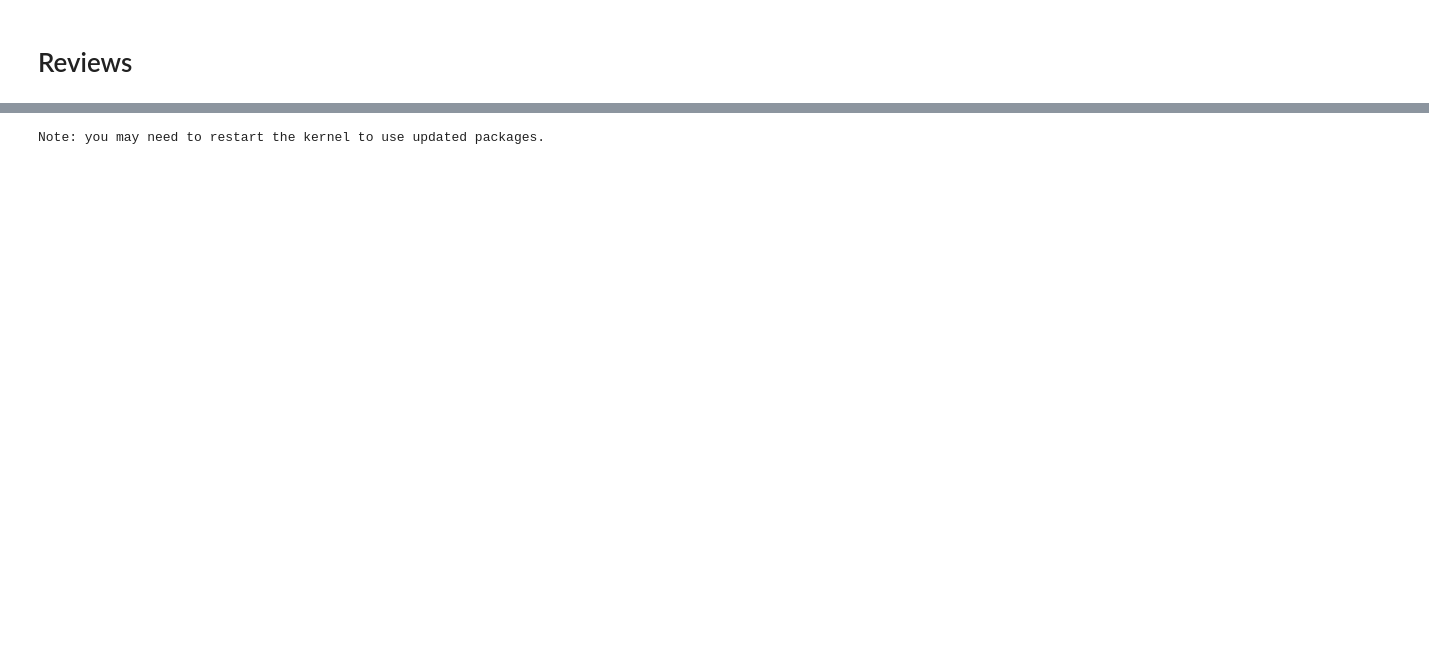
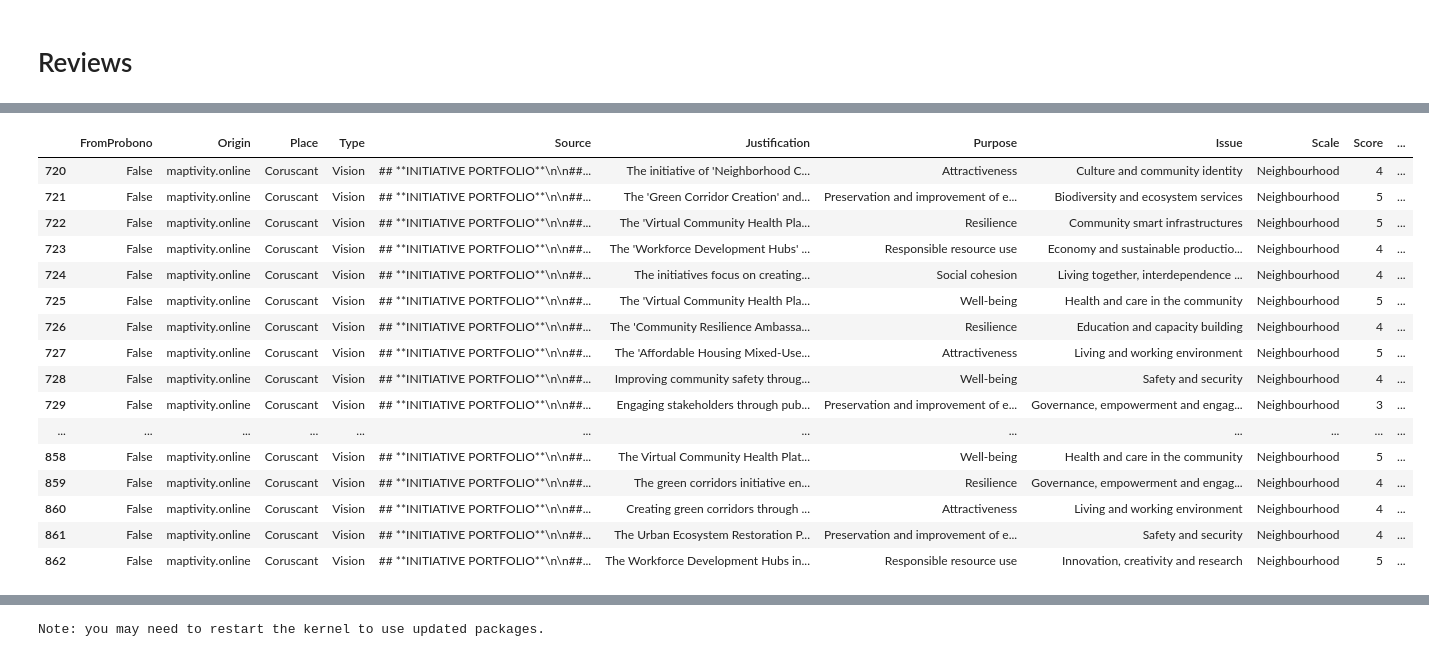
Before and after one commit to kelu124/maptivity, a Jupyter notebook: create_pages.ipynb, the cells around one changed output, grey strips where cells are left out. Drawn from its saved outputs; the diff is of its cells as text; code cells hidden in the pictures; blank space fills up the shorter version.

```diff
--- a/create_pages.ipynb
+++ b/create_pages.ipynb
@@ -165,0 +146,23 @@ for place in df.Place.unique():
+# %%
+D = df[df.Place == "Coruscant"]
+dfRef = D[D.Type == "Vision"]
+len(dfRef)
+dfRef
+# %% [output]
+|  | FromProbono | Origin | Place | Type | Source | Justification | Purpose | Issue | Scale | Score | ... |
+| 720 | False | maptivity.online | Coruscant | Vision | ## **INITIATIVE PORTFOLIO**\n\n##... | The initiative of 'Neighborhood C... | Attractiveness | Culture and community identity | Neighbourhood | 4 | ... |
+| 721 | False | maptivity.online | Coruscant | Vision | ## **INITIATIVE PORTFOLIO**\n\n##... | The 'Green Corridor Creation' and... | Preservation and improvement of e... | Biodiversity and ecosystem services | Neighbourhood | 5 | ... |
+| 722 | False | maptivity.online | Coruscant | Vision | ## **INITIATIVE PORTFOLIO**\n\n##... | The 'Virtual Community Health Pla... | Resilience | Community smart infrastructures | Neighbourhood | 5 | ... |
+| 723 | False | maptivity.online | Coruscant | Vision | ## **INITIATIVE PORTFOLIO**\n\n##... | The 'Workforce Development Hubs' ... | Responsible resource use | Economy and sustainable productio... | Neighbourhood | 4 | ... |
+| 724 | False | maptivity.online | Coruscant | Vision | ## **INITIATIVE PORTFOLIO**\n\n##... | The initiatives focus on creating... | Social cohesion | Living together, interdependence ... | Neighbourhood | 4 | ... |
+| 725 | False | maptivity.online | Coruscant | Vision | ## **INITIATIVE PORTFOLIO**\n\n##... | The 'Virtual Community Health Pla... | Well-being | Health and care in the community | Neighbourhood | 5 | ... |
+| 726 | False | maptivity.online | Coruscant | Vision | ## **INITIATIVE PORTFOLIO**\n\n##... | The 'Community Resilience Ambassa... | Resilience | Education and capacity building | Neighbourhood | 4 | ... |
+| 727 | False | maptivity.online | Coruscant | Vision | ## **INITIATIVE PORTFOLIO**\n\n##... | The 'Affordable Housing Mixed-Use... | Attractiveness | Living and working environment | Neighbourhood | 5 | ... |
+| 728 | False | maptivity.online | Coruscant | Vision | ## **INITIATIVE PORTFOLIO**\n\n##... | Improving community safety throug... | Well-being | Safety and security | Neighbourhood | 4 | ... |
+| 729 | False | maptivity.online | Coruscant | Vision | ## **INITIATIVE PORTFOLIO**\n\n##... | Engaging stakeholders through pub... | Preservation and improvement of e... | Governance, empowerment and engag... | Neighbourhood | 3 | ... |
+| ... | ... | ... | ... | ... | ... | ... | ... | ... | ... | ... | ... |
+| 858 | False | maptivity.online | Coruscant | Vision | ## **INITIATIVE PORTFOLIO**\n\n##... | The Virtual Community Health Plat... | Well-being | Health and care in the community | Neighbourhood | 5 | ... |
+| 859 | False | maptivity.online | Coruscant | Vision | ## **INITIATIVE PORTFOLIO**\n\n##... | The green corridors initiative en... | Resilience | Governance, empowerment and engag... | Neighbourhood | 4 | ... |
+| 860 | False | maptivity.online | Coruscant | Vision | ## **INITIATIVE PORTFOLIO**\n\n##... | Creating green corridors through ... | Attractiveness | Living and working environment | Neighbourhood | 4 | ... |
+| 861 | False | maptivity.online | Coruscant | Vision | ## **INITIATIVE PORTFOLIO**\n\n##... | The Urban Ecosystem Restoration P... | Preservation and improvement of e... | Safety and security | Neighbourhood | 4 | ... |
+| 862 | False | maptivity.online | Coruscant | Vision | ## **INITIATIVE PORTFOLIO**\n\n##... | The Workforce Development Hubs in... | Responsible resource use | Innovation, creativity and research | Neighbourhood | 5 | ... |
```
Also changed, not shown: parts of 6 cells of this notebook, 14 other files.
